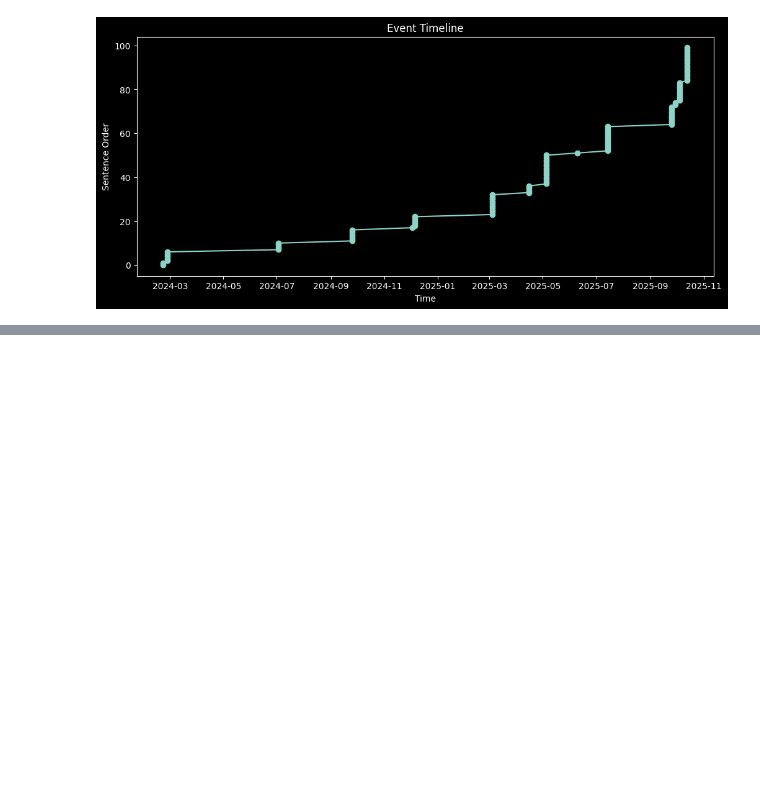
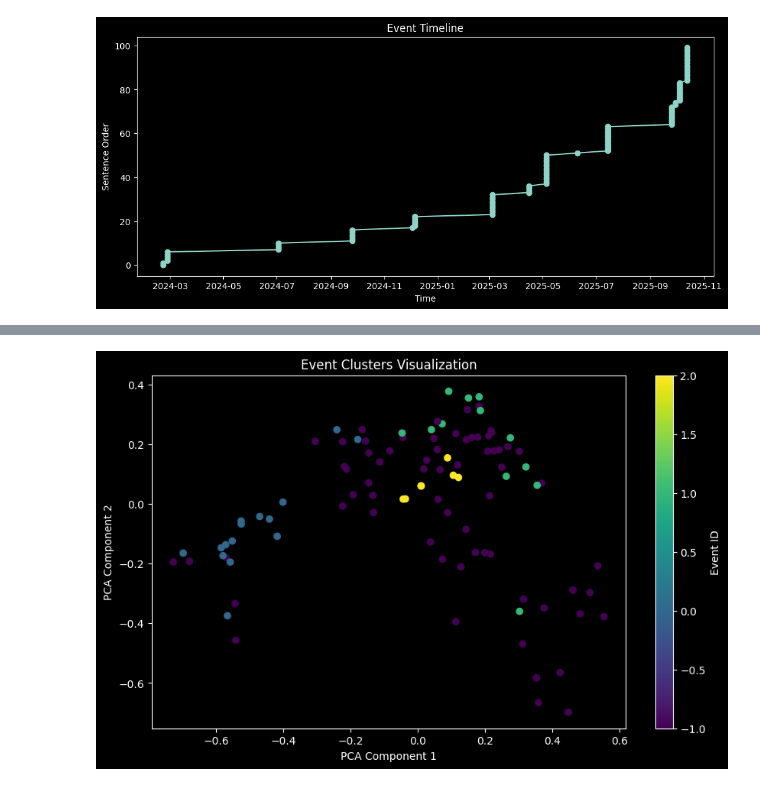
Before and after one commit to gaurav1-9/temporal-topical-sorting, a Jupyter notebook: finalYear/v4.5.1_episodeEventsBalanced.ipynb, the cells around one changed output, grey strips where cells are left out. Cells and saved outputs as stored; diff of their text form; code cells hidden in the pictures; blank space fills up the shorter version.

```diff
--- a/finalYear/v4.5.1_episodeEventsBalanced.ipynb
+++ b/finalYear/v4.5.1_episodeEventsBalanced.ipynb
@@ -52,0 +132,24 @@ plt.show()
+# %%
+from sklearn.decomposition import PCA
+
+pca = PCA(n_components=2)
+
+reduced_embeddings = pca.fit_transform(episode_embeddings)
+# %%
+plt.figure(figsize=(10,6))
+
+scatter = plt.scatter(
+    reduced_embeddings[:,0],
+    reduced_embeddings[:,1],
+    c=episode_df["event_id"],
+)
+
+plt.title("Event Clusters Visualization")
+plt.xlabel("PCA Component 1")
+plt.ylabel("PCA Component 2")
+
+plt.colorbar(scatter, label="Event ID")
+
+plt.show()
+# %% [output]
+[figure, added]
```
Also changed, not shown: parts of 6 cells of this notebook, 1 other file.
